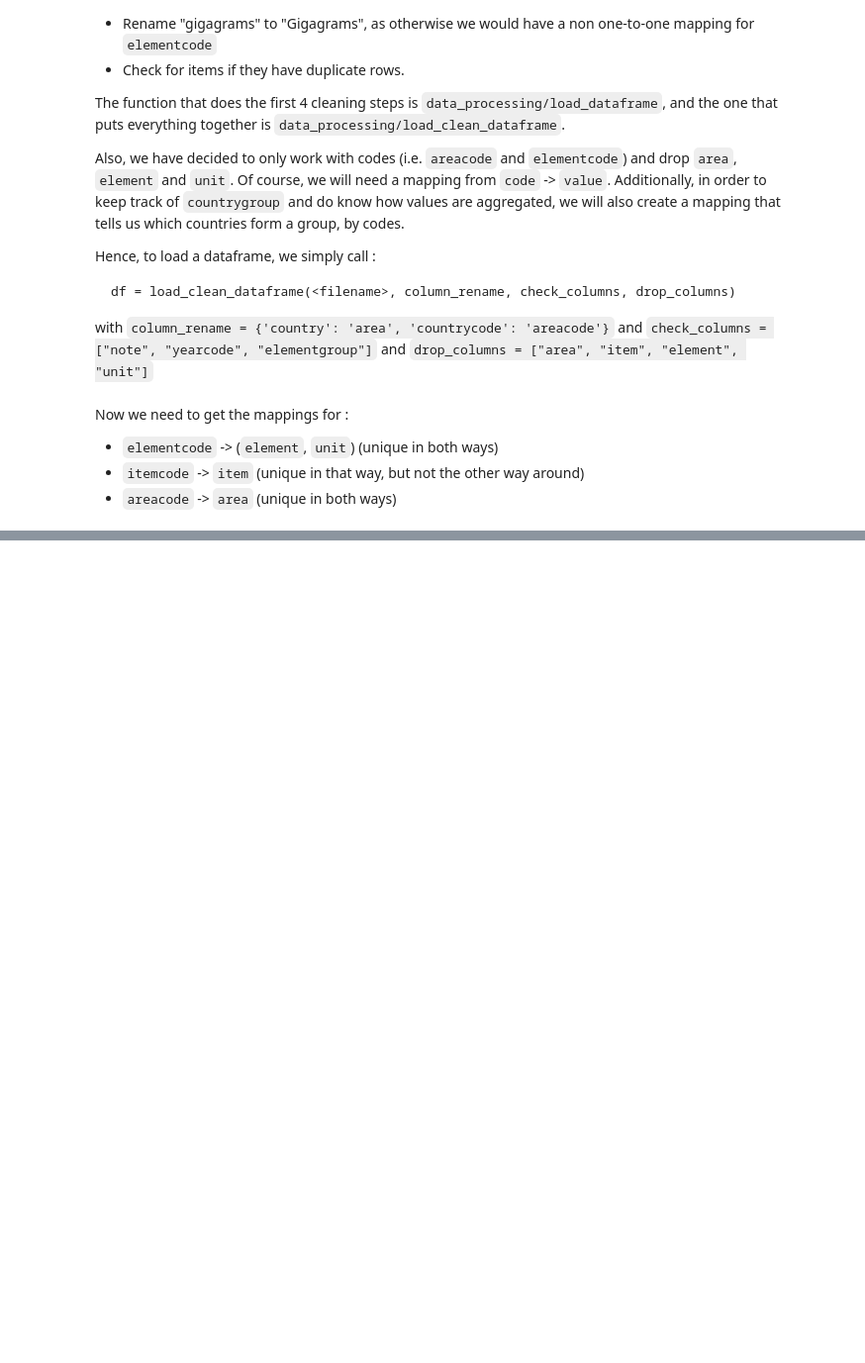
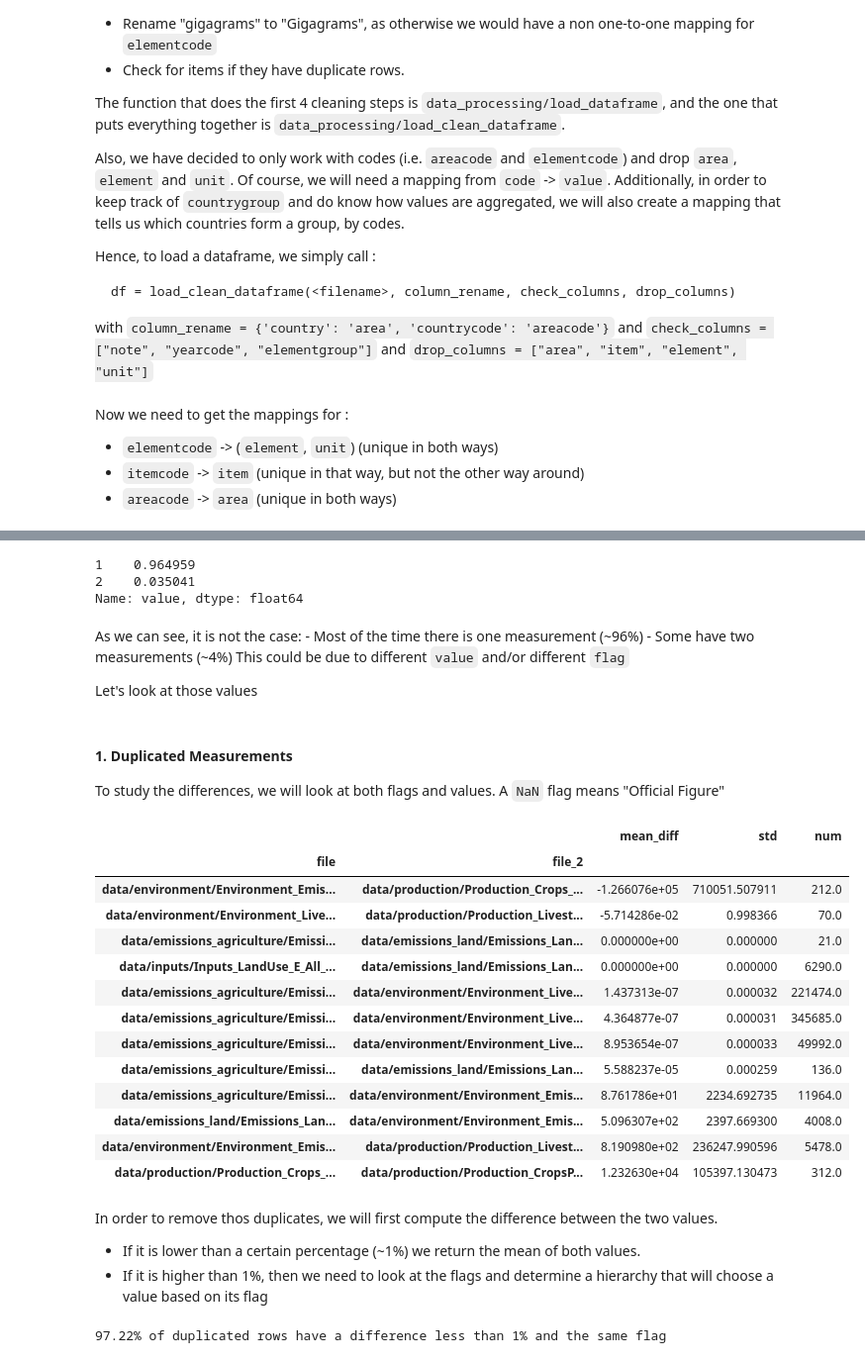
Before and after one commit to ChatPerche/ADA_Project, a Jupyter notebook: Milestone_2.ipynb, the cells around one changed output, grey strips where cells are left out. Shown at 99% size. Drawn from its saved outputs; the diff is of its cells as text; code cells hidden in the pictures; blank space fills up the shorter version.

```diff
--- a/Milestone_2.ipynb
+++ b/Milestone_2.ipynb
@@ -458,0 +511,17 @@ country_groups = get_country_groups("data/country_groups.csv")
+# %%
+grouped['value'].value_counts(dropna=False) / grouped.shape[0]
+# %% [output]
+1    0.964959
+2    0.035041
+Name: value, dtype: float64
+# %% [markdown]
+As we can see, it is not the case:
+    - Most of the time there is one measurement (~96%)
+    - Some have two measurements (~4%)
+This could be due to different `value` and/or different `flag`
+
+Let's look at those values
+# %% [markdown]
+#### 1. Duplicated Measurements
+
+To study the differences, we will look at both flags and values. A `NaN` flag means "Official Figure"
@@ -458,0 +533,17 @@ country_groups = get_country_groups("data/country_groups.csv")
+# %%
+joined.groupby(['file', 'file_2']).apply(lambda x: pd.Series({'mean_diff': np.mean(x['value'] - x['value_2']), 'std': np.std(x['value'] - x['value_2']), 'num': x.shape[0]})).sort_values('mean_diff')
+# %% [output]
+|  |  | mean_diff | std | num |
+| file | file_2 |  |  |  |
+| data/environment/Environment_Emis... | data/production/Production_Crops_... | -1.266076e+05 | 710051.507911 | 212.0 |
+| data/environment/Environment_Live... | data/production/Production_Livest... | -5.714286e-02 | 0.998366 | 70.0 |
+| data/emissions_agriculture/Emissi... | data/emissions_land/Emissions_Lan... | 0.000000e+00 | 0.000000 | 21.0 |
+| data/inputs/Inputs_LandUse_E_All_... | data/emissions_land/Emissions_Lan... | 0.000000e+00 | 0.000000 | 6290.0 |
+| data/emissions_agriculture/Emissi... | data/environment/Environment_Live... | 1.437313e-07 | 0.000032 | 221474.0 |
+| data/emissions_agriculture/Emissi... | data/environment/Environment_Live... | 4.364877e-07 | 0.000031 | 345685.0 |
+| data/emissions_agriculture/Emissi... | data/environment/Environment_Live... | 8.953654e-07 | 0.000033 | 49992.0 |
+| data/emissions_agriculture/Emissi... | data/emissions_land/Emissions_Lan... | 5.588237e-05 | 0.000259 | 136.0 |
+| data/emissions_agriculture/Emissi... | data/environment/Environment_Emis... | 8.761786e+01 | 2234.692735 | 11964.0 |
+| data/emissions_land/Emissions_Lan... | data/environment/Environment_Emis... | 5.096307e+02 | 2397.669300 | 4008.0 |
+| data/environment/Environment_Emis... | data/production/Production_Livest... | 8.190980e+02 | 236247.990596 | 5478.0 |
+| data/production/Production_Crops_... | data/production/Production_CropsP... | 1.232630e+04 | 105397.130473 | 312.0 |
@@ -458,0 +563,9 @@ country_groups = get_country_groups("data/country_groups.csv")
+# %% [markdown]
+In order to remove thos duplicates, we will first compute the difference between the two values.
+- If it is lower than a certain percentage (~1%) we return the mean of both values.
+- If it is higher than 1%, then we need to look at the flags and determine a hierarchy that will choose a value based on its flag
+# %%
+less_than_thresh = joined[(is_close(joined.value, joined.value_2)) & is_same_flag(joined.flag, joined.flag_2)].shape[0] / joined.shape[0]
+print("{:.2f}% of duplicated rows have a difference less than 1% and the same flag".format(less_than_thresh*100))
+# %% [output]
+97.22% of duplicated rows have a difference less than 1% and the same flag
```
Also changed, not shown: parts of 32 cells of this notebook, 2 other files.
